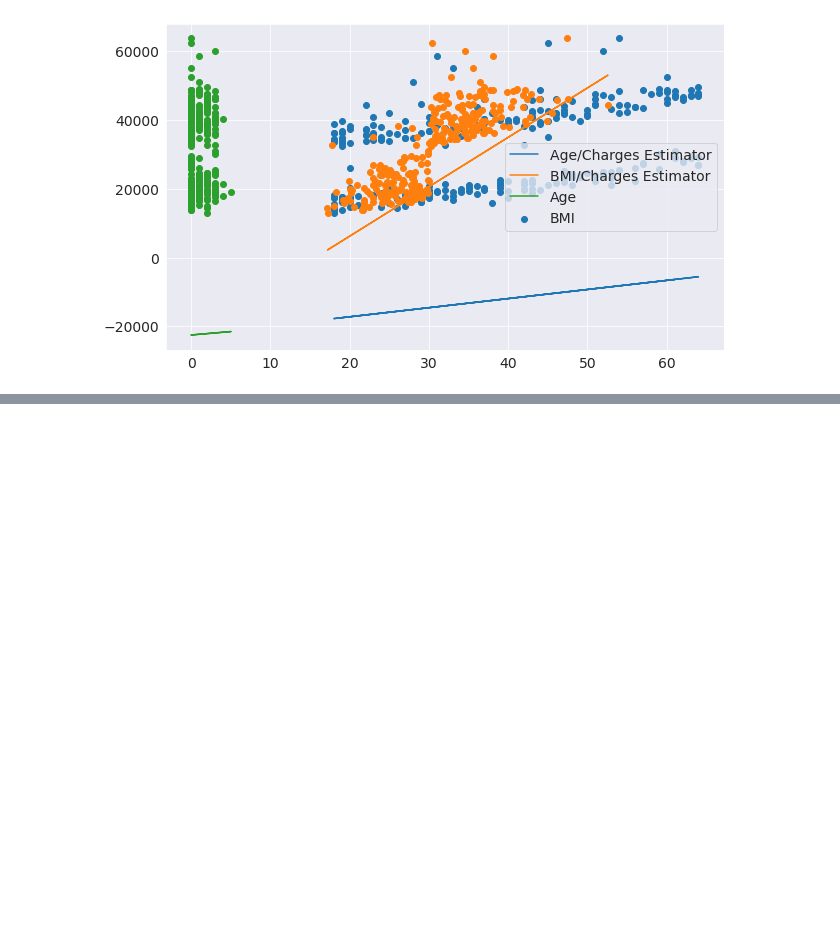
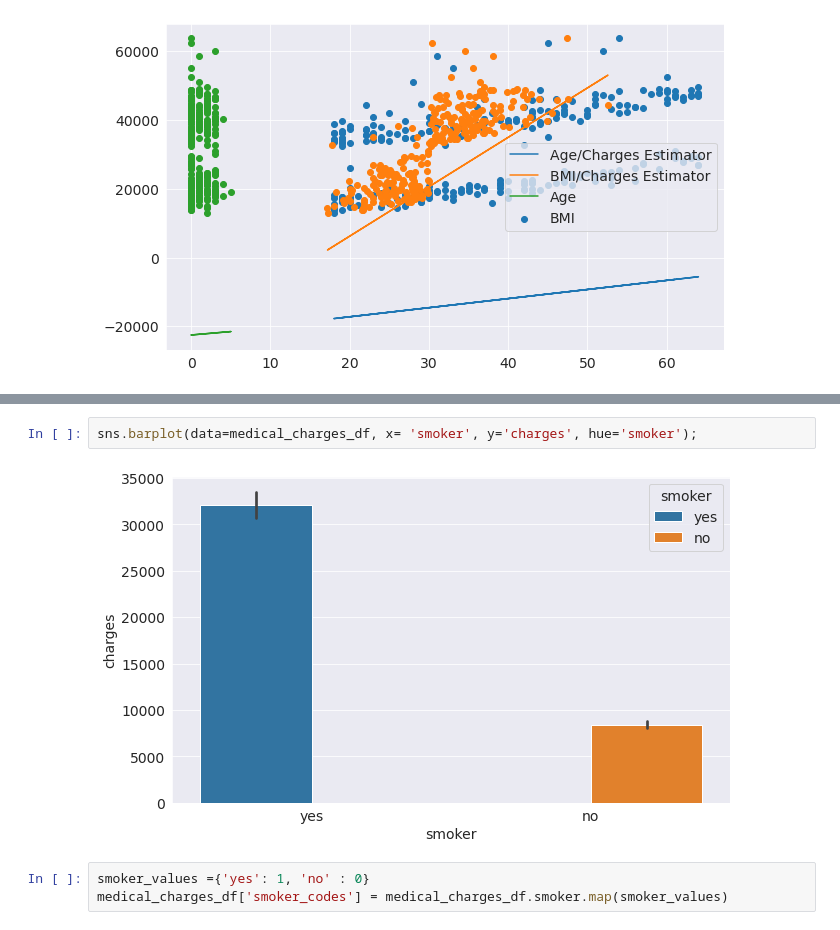
Before and after one commit to imshiv-10/ML-SkLearn, a Jupyter notebook: ML_SkLearn.ipynb, the cells around one changed output, grey strips where cells are left out. Saved outputs shown, nothing was run; the diff lists cells and outputs as text; blank space fills up the shorter version.

```diff
--- a/ML_SkLearn.ipynb
+++ b/ML_SkLearn.ipynb
@@ -900,0 +926,7 @@ plt.legend(['Age/Charges Estimator', 'BMI/Charges Estimator','Age', 'BMI'])
+# %%
+sns.barplot(data=medical_charges_df, x= 'smoker', y='charges', hue='smoker');
+# %% [output]
+[figure, added]
+# %%
+smoker_values ={'yes': 1, 'no' : 0}
+medical_charges_df['smoker_codes'] = medical_charges_df.smoker.map(smoker_values)
```
Also changed, not shown: parts of 27 cells of this notebook.
